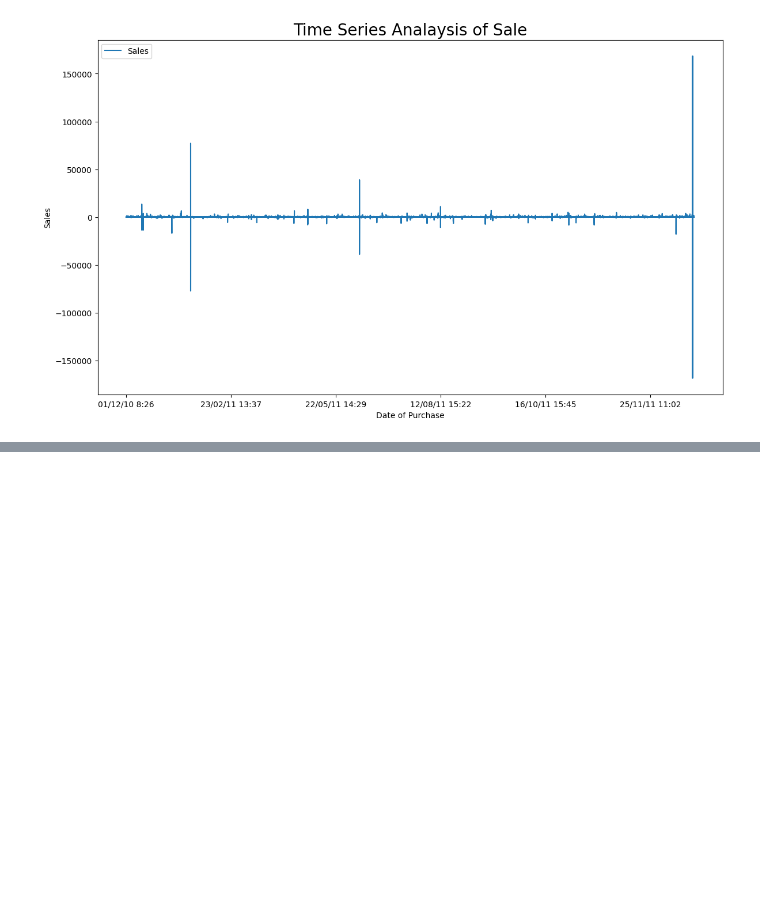
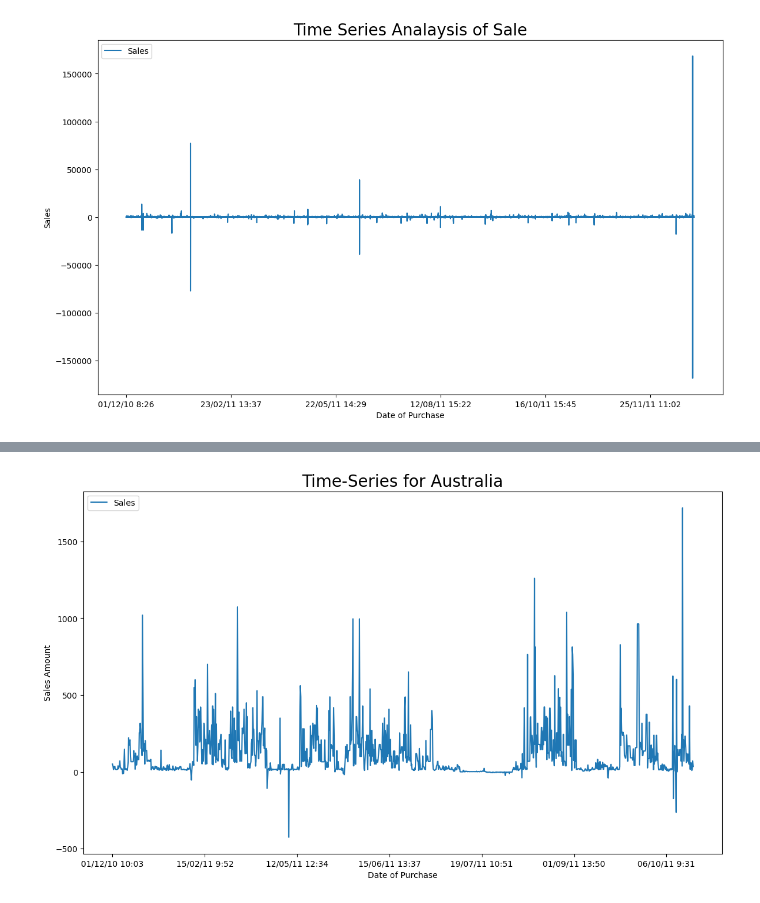
Before and after one commit to isauravmanitripathi/Online-Retail-Transaction, a Jupyter notebook: Online-Retail.ipynb, the cells around one changed output, grey strips where cells are left out. Drawn from its saved outputs; the diff is of its cells as text; code cells hidden in the pictures; blank space fills up the shorter version.

```diff
--- a/Online-Retail.ipynb
+++ b/Online-Retail.ipynb
@@ -315,0 +355,9 @@ plt.show()
+# %%
+dataset = data[data['Country'] == 'Australia']
+dataset.plot(x = 'InvoiceDate', y = 'Sales')
+plt.title('Time-Series for Australia', fontsize = 20)
+plt.xlabel('Date of Purchase')
+plt.ylabel('Sales Amount')
+plt.show()
+# %% [output]
+[figure, added]
```
Also changed, not shown: parts of 8 cells of this notebook.
